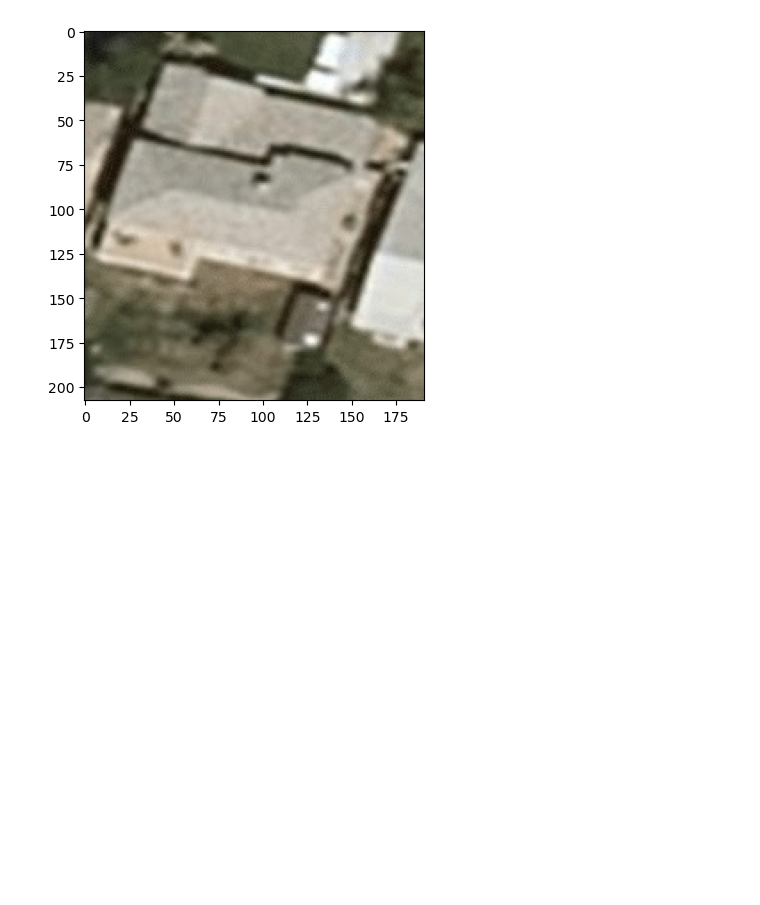
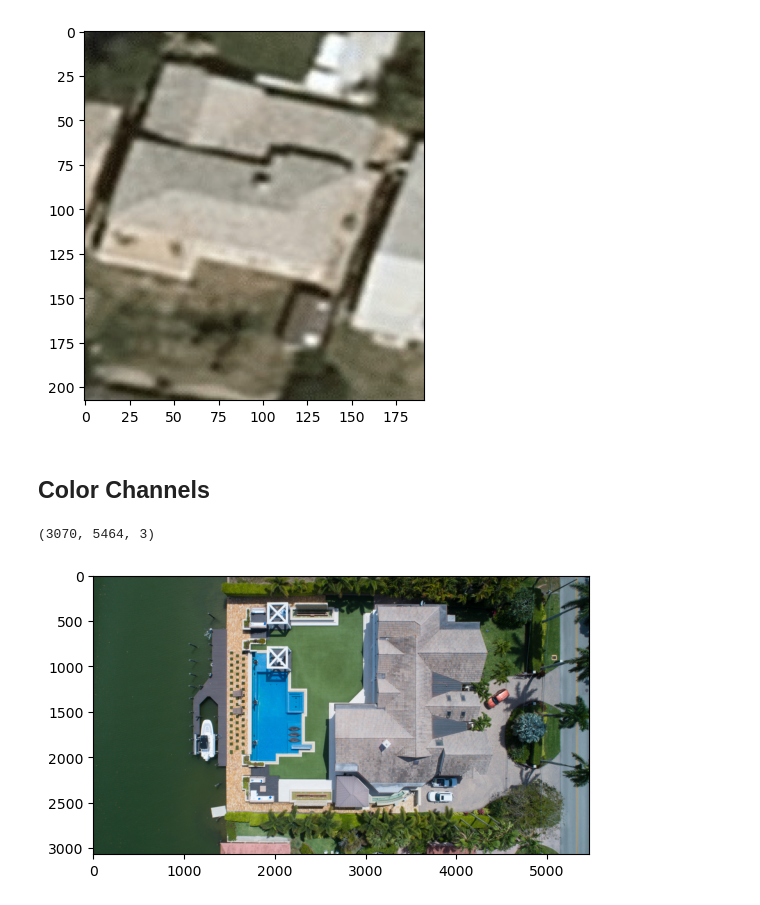
Before and after one commit to lokeshkumarn/Notebooks, a Jupyter notebook: aerial-view-open-cv.ipynb, the cells around one changed output. Drawn from its saved outputs; the diff is of its cells as text; code cells hidden in the pictures; blank space fills up the shorter version.

Commit message:
Kaggle Notebook | Aerial View Open CV | Version 8

```diff
--- a/aerial-view-open-cv.ipynb
+++ b/aerial-view-open-cv.ipynb
@@ -131,3 +131,12 @@ bgr = cv.cvtColor(lab, cv.COLOR_LAB2BGR)
 plot_BGR_to_RGB(bgr)
 # %% [output]
 [figure]
+# %% [markdown]
+## Color Channels
+# %%
+img = cv.imread(path + 'aerialview2.jpg')
+plot_BGR_to_RGB(img)
+print(img.shape)
+# %% [output]
+(3070, 5464, 3)
+[figure, added]
```
Also changed, not shown: parts of 6 cells of this notebook.
